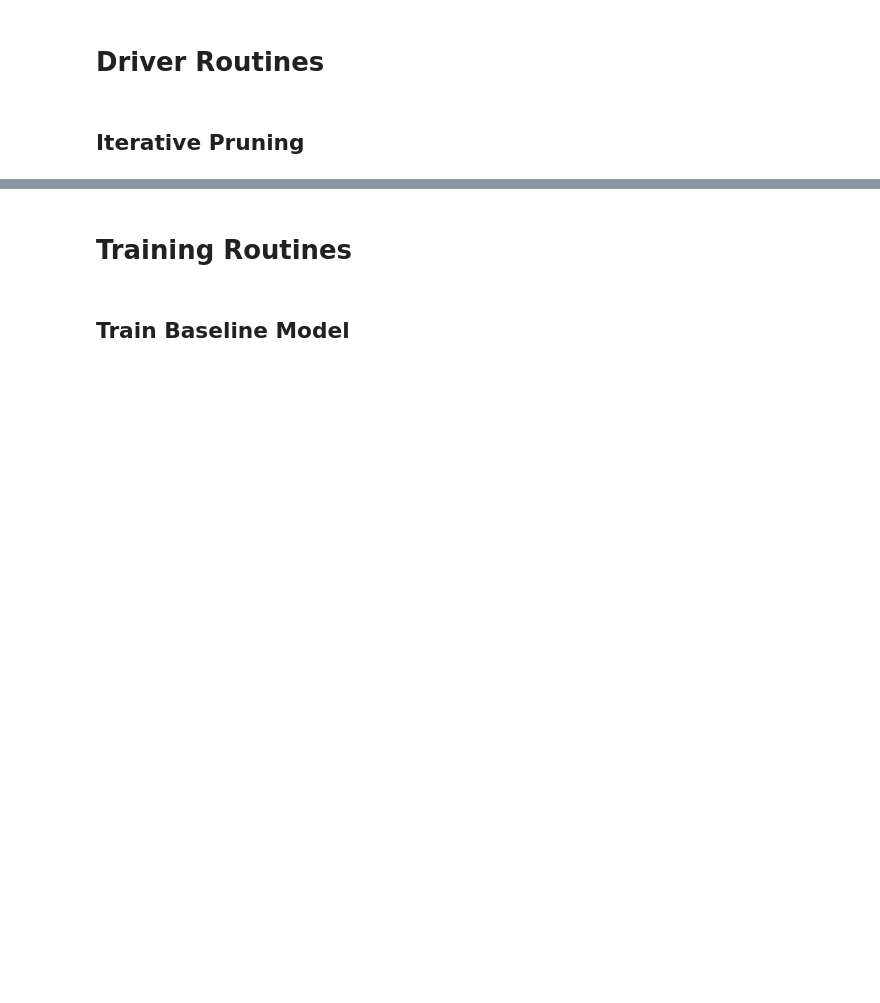
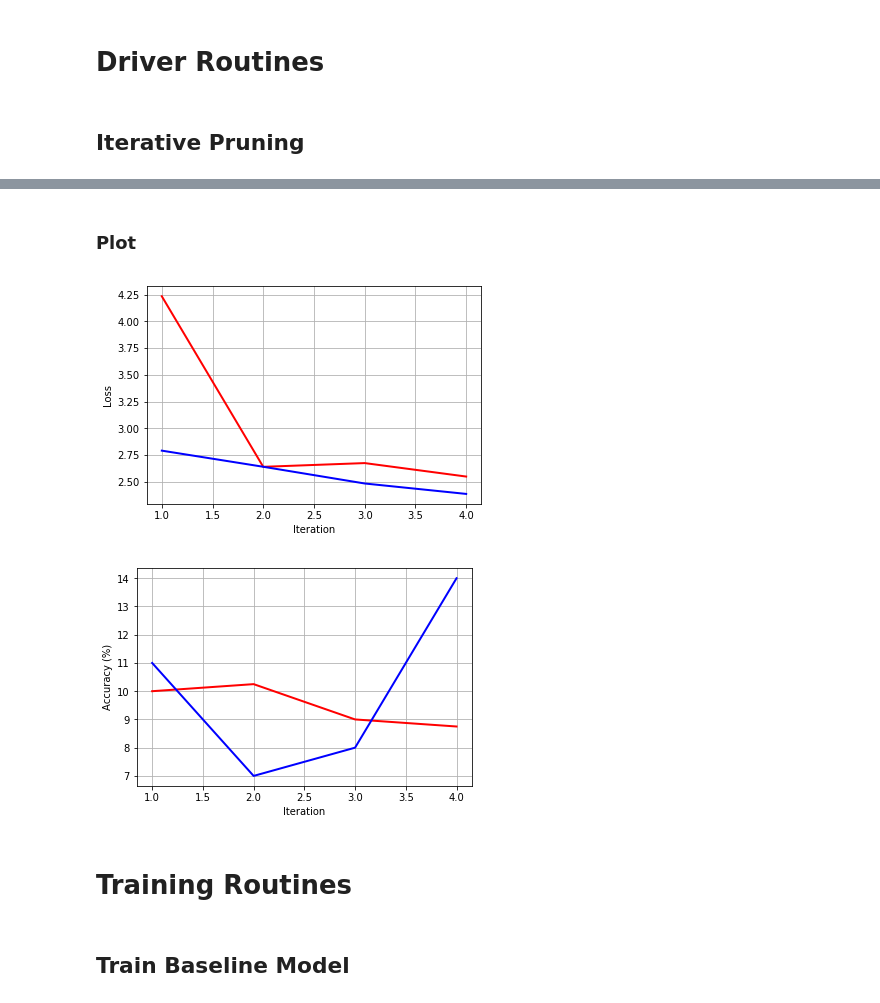
Before and after one commit to asalcedo31/CSC2516_project, a Jupyter notebook: pruning_units.ipynb, the cells around one changed output, grey strips where cells are left out. Saved outputs shown, nothing was run; the diff lists cells and outputs as text; code cells hidden in the pictures; blank space fills up the shorter version.

```diff
--- a/pruning_units.ipynb
+++ b/pruning_units.ipynb
@@ -673,3 +795,48 @@ Best val Acc: 0.255000
+# %% [markdown]
+### Plot
+# %%
+# ====== Plot ======
+
+# ------ Loss ------
+
+plt.figure()
+plt.plot(np.arange(1, N_iter_outer*N_iter_inner+1),
+         prune_settings.epoch_loss,
+         color='red',
+         marker='',  markersize=12,
+         linestyle='-', linewidth=2,
+         label='Epoch loss')
+plt.plot(np.arange(1, N_iter_outer*N_iter_inner+1),
+         prune_settings.val_loss,
+         color='blue',
+         marker='',  markersize=12,
+         linestyle='-', linewidth=2,
+         label='Validation loss')
+plt.xlabel('Iteration')
+plt.ylabel('Loss')
+plt.grid()
+
+# ------ Accuracy ------
+
+plt.figure()
+plt.plot(np.arange(1, N_iter_outer*N_iter_inner+1),
+         np.asarray(prune_settings.epoch_acc)*100.0,
+         color='red',
+         marker='',  markersize=12,
+         linestyle='-', linewidth=2,
+         label='Epoch accuracy')
+plt.plot(np.arange(1, N_iter_outer*N_iter_inner+1),
+         np.asarray(prune_settings.val_acc)*100.0,
+         color='blue',
+         marker='',  markersize=12,
+         linestyle='-', linewidth=2,
+         label = 'Validation accuracy')
+plt.xlabel('Iteration')
+plt.ylabel('Accuracy (%)')
+plt.grid()
+# %% [output]
+[figure, added]
+[figure, added]
 # %% [markdown]
 # Training Routines
 # %% [markdown]
```
Also changed, not shown: parts of 13 cells of this notebook.
